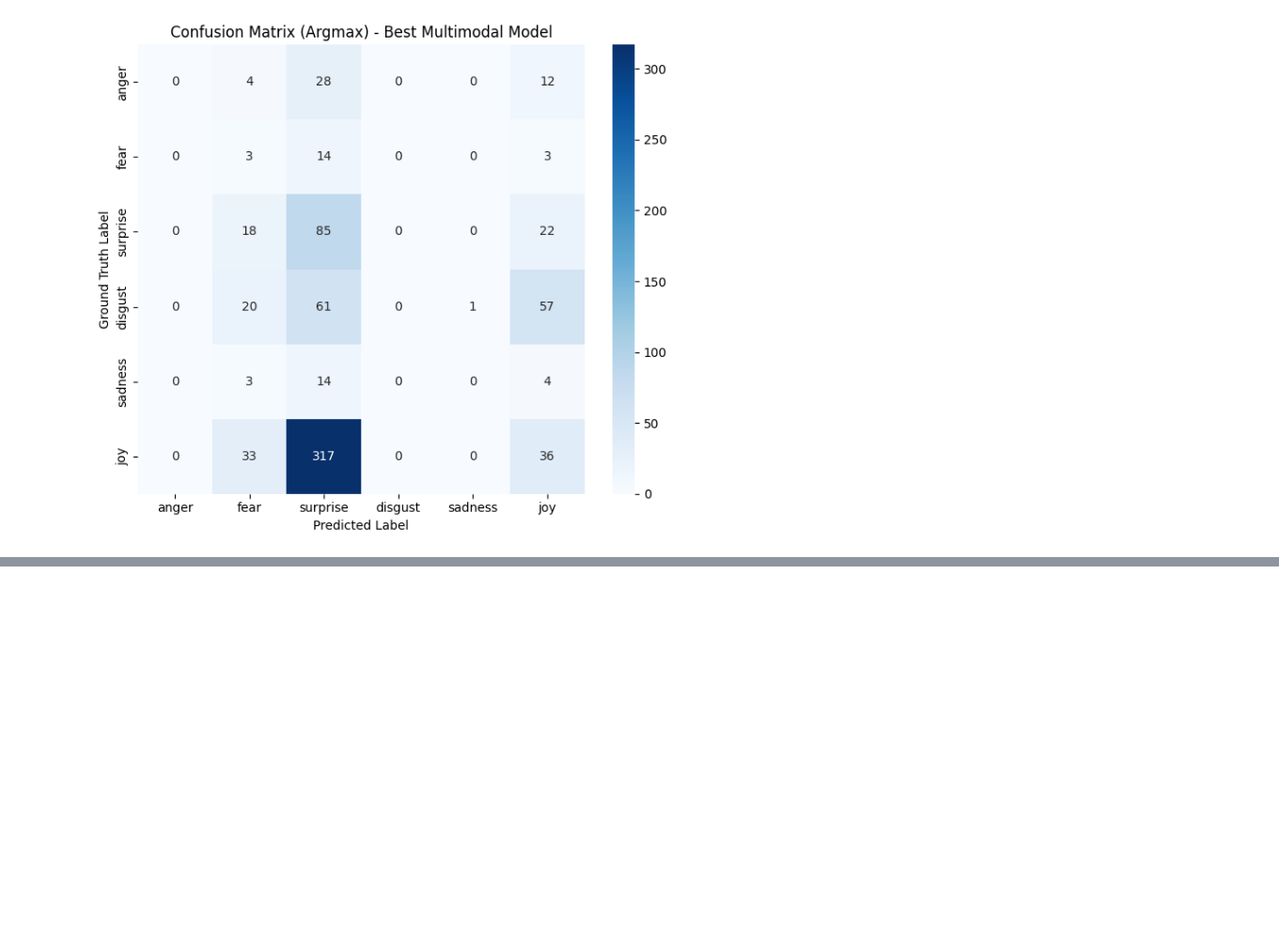
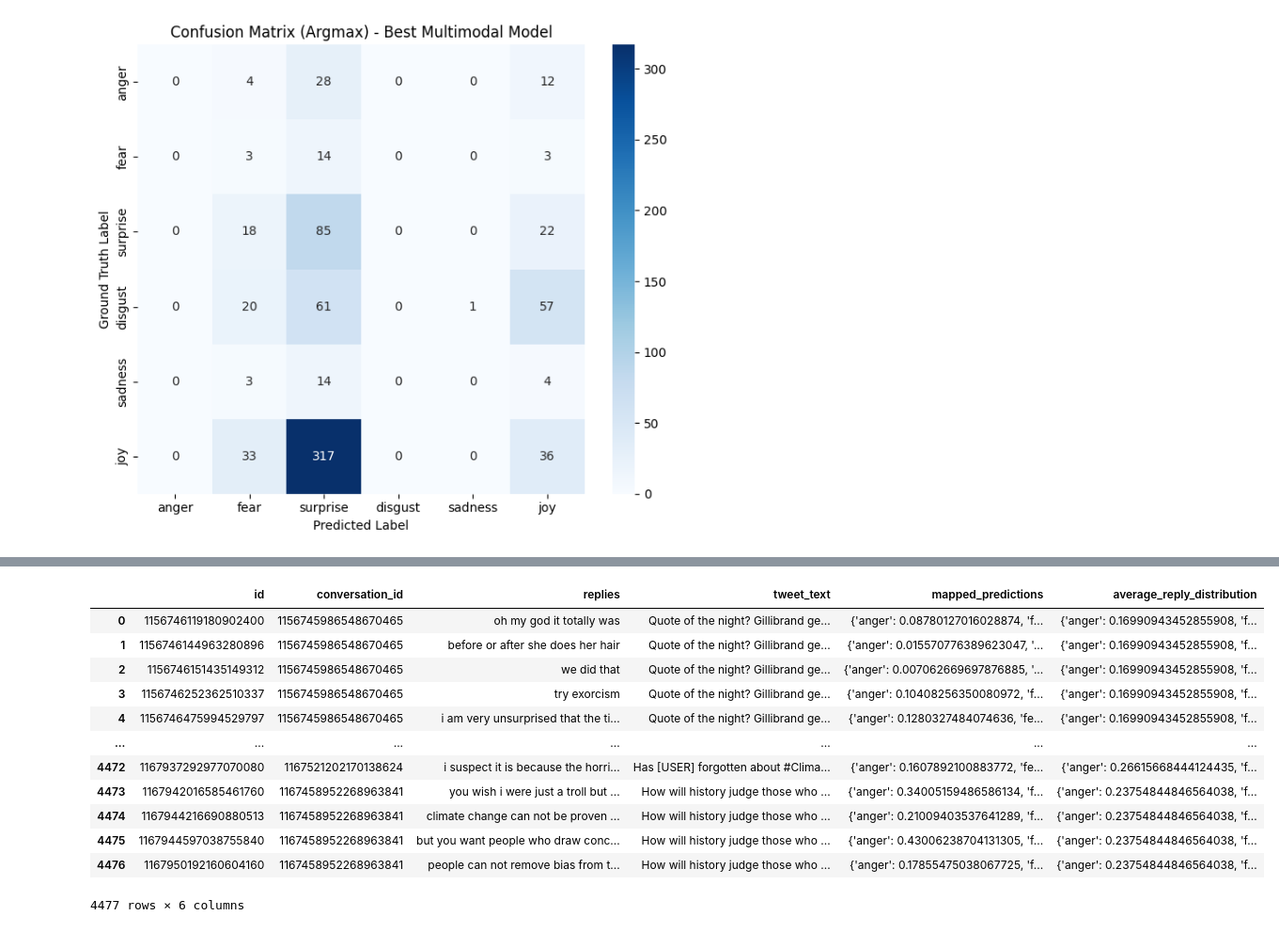
Before and after one commit to tyagiprnv/masterthesis, a Jupyter notebook: src/notebooks/baseline_scores.ipynb, the cells around one changed output, grey strips where cells are left out. Shown at 94% size. Saved outputs shown, nothing was run; the diff lists cells and outputs as text; code cells hidden in the pictures; blank space fills up the shorter version.

```diff
--- a/src/notebooks/baseline_scores.ipynb
+++ b/src/notebooks/baseline_scores.ipynb
@@ -649,0 +753,16 @@ plt.show()
+# %%
+df[["id","conversation_id","replies","tweet_text","mapped_predictions","average_reply_distribution"]]
+# %% [output]
+|  | id | conversation_id | replies | tweet_text | mapped_predictions | average_reply_distribution |
+| 0 | 1156746119180902400 | 1156745986548670465 | oh my god it totally was | Quote of the night? Gillibrand ge... | {'anger': 0.08780127016028874, 'f... | {'anger': 0.16990943452855908, 'f... |
+| 1 | 1156746144963280896 | 1156745986548670465 | before or after she does her hair | Quote of the night? Gillibrand ge... | {'anger': 0.015570776389623047, '... | {'anger': 0.16990943452855908, 'f... |
+| 2 | 1156746151435149312 | 1156745986548670465 | we did that | Quote of the night? Gillibrand ge... | {'anger': 0.007062669697876885, '... | {'anger': 0.16990943452855908, 'f... |
+| 3 | 1156746252362510337 | 1156745986548670465 | try exorcism | Quote of the night? Gillibrand ge... | {'anger': 0.10408256350080972, 'f... | {'anger': 0.16990943452855908, 'f... |
+| 4 | 1156746475994529797 | 1156745986548670465 | i am very unsurprised that the ti... | Quote of the night? Gillibrand ge... | {'anger': 0.1280327484074636, 'fe... | {'anger': 0.16990943452855908, 'f... |
+| ... | ... | ... | ... | ... | ... | ... |
+| 4472 | 1167937292977070080 | 1167521202170138624 | i suspect it is because the horri... | Has [USER] forgotten about #Clima... | {'anger': 0.1607892100883772, 'fe... | {'anger': 0.26615668444124435, 'f... |
+| 4473 | 1167942016585461760 | 1167458952268963841 | you wish i were just a troll but ... | How will history judge those who ... | {'anger': 0.34005159486586134, 'f... | {'anger': 0.23754844846564038, 'f... |
+| 4474 | 1167944216690880513 | 1167458952268963841 | climate change can not be proven ... | How will history judge those who ... | {'anger': 0.21009403537641289, 'f... | {'anger': 0.23754844846564038, 'f... |
+| 4475 | 1167944597038755840 | 1167458952268963841 | but you want people who draw conc... | How will history judge those who ... | {'anger': 0.43006238704131305, 'f... | {'anger': 0.23754844846564038, 'f... |
+| 4476 | 1167950192160604160 | 1167458952268963841 | people can not remove bias from t... | How will history judge those who ... | {'anger': 0.17855475038067725, 'f... | {'anger': 0.23754844846564038, 'f... |
+4477 rows × 6 columns
```
Also changed, not shown: parts of 23 cells of this notebook, 2 other files.
